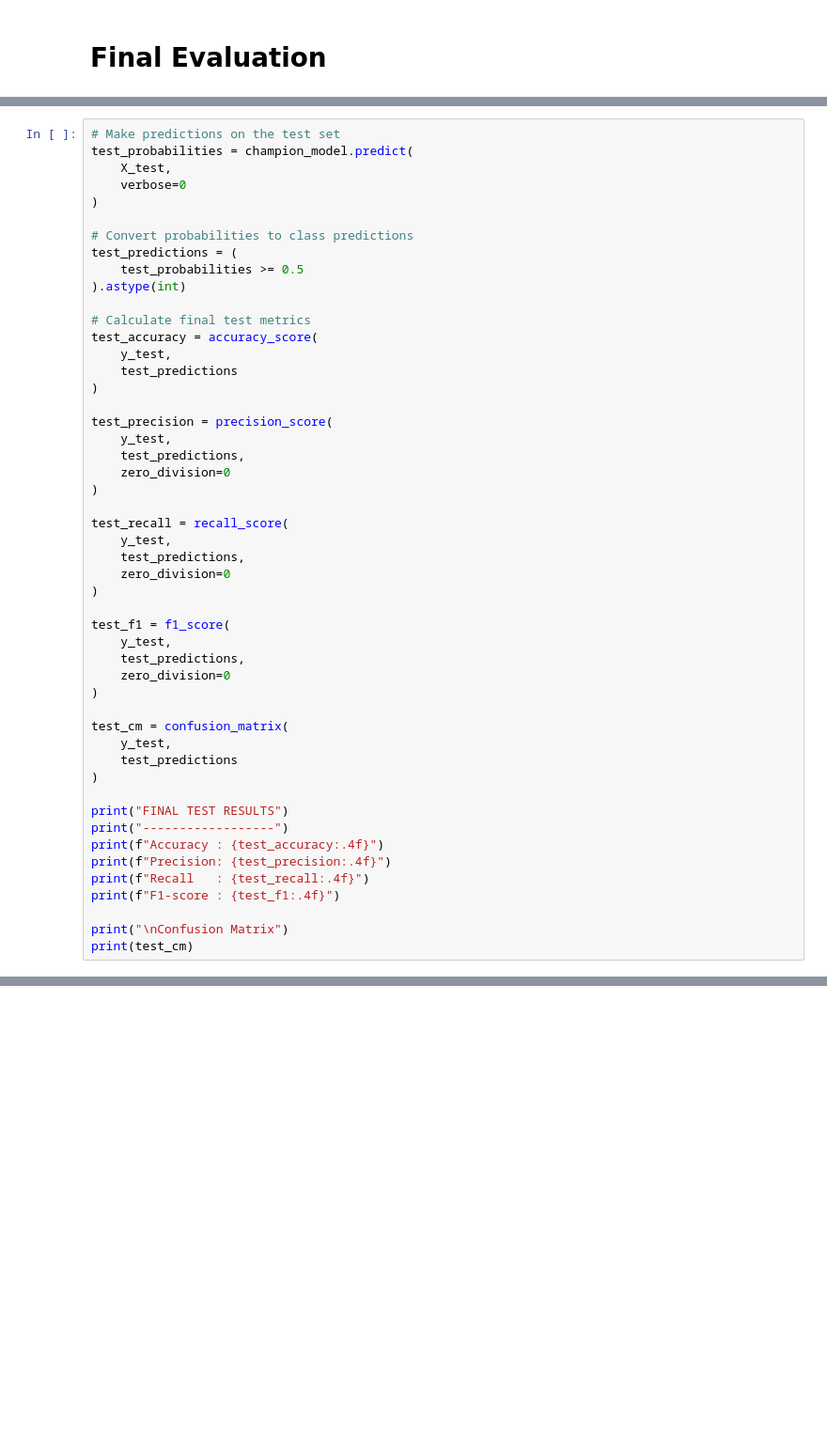
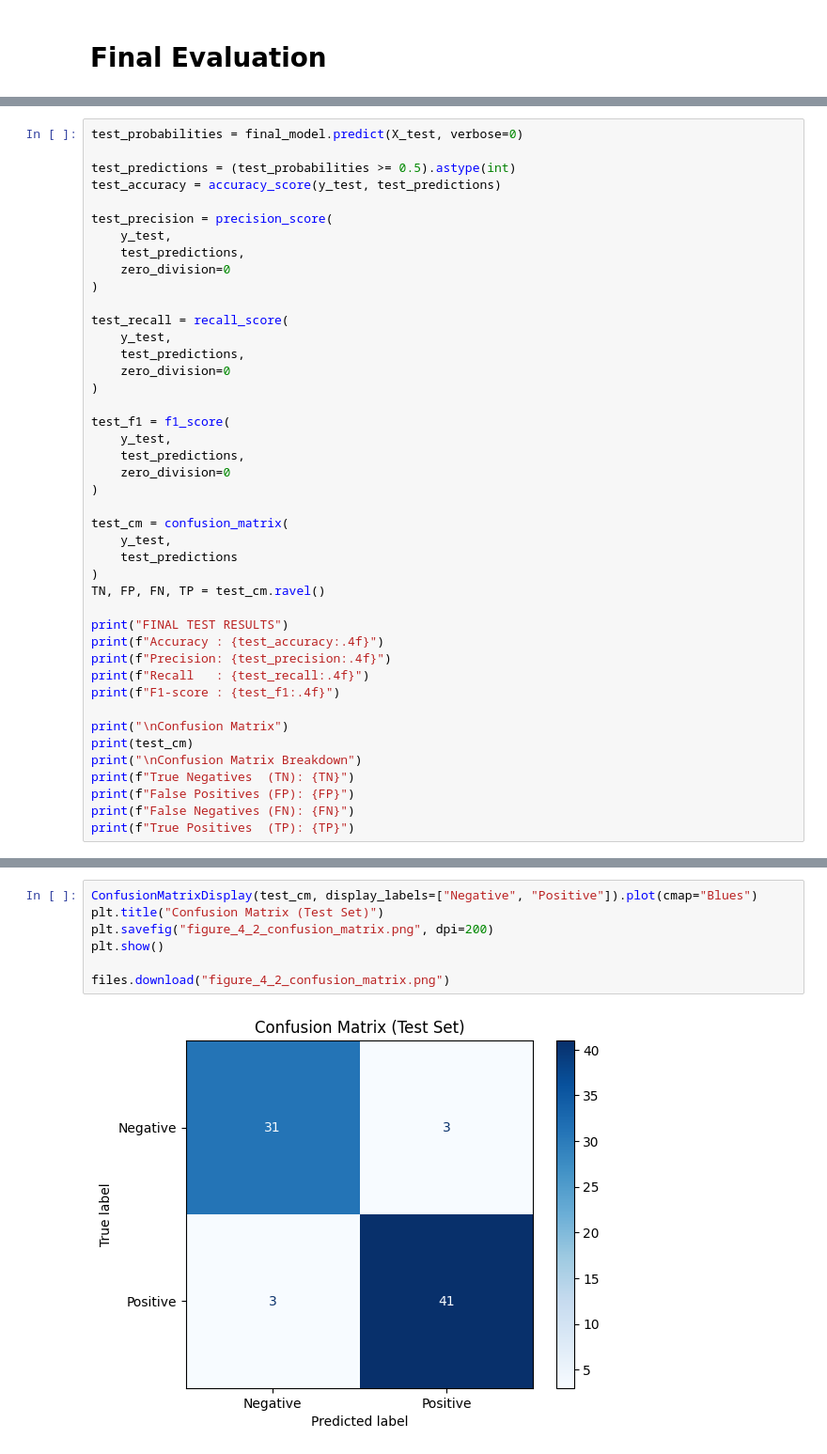
Before and after one commit to Group-22-AI-ML/medical-diagnosis-network, a Jupyter notebook: Model/Model Tuning and Improvement/Model_Improvement_and_Tuning.ipynb, the cells around one changed output, grey strips where cells are left out. Shown at 94% size. Drawn from its saved outputs; the diff is of its cells as text; blank space fills up the shorter version.

```diff
--- a/Model/Model Tuning and Improvement/Model_Improvement_and_Tuning.ipynb
+++ b/Model/Model Tuning and Improvement/Model_Improvement_and_Tuning.ipynb
@@ -954,20 +556,8 @@ Confusion Matrix
 # %%
-# Make predictions on the test set
-test_probabilities = champion_model.predict(
-    X_test,
-    verbose=0
-)
+test_probabilities = final_model.predict(X_test, verbose=0)
 
-# Convert probabilities to class predictions
-test_predictions = (
-    test_probabilities >= 0.5
-).astype(int)
-
-# Calculate final test metrics
-test_accuracy = accuracy_score(
-    y_test,
-    test_predictions
-)
+test_predictions = (test_probabilities >= 0.5).astype(int)
+test_accuracy = accuracy_score(y_test, test_predictions)
 
 test_precision = precision_score(
     y_test,
@@ -991,9 +581,9 @@ test_cm = confusion_matrix(
     y_test,
     test_predictions
 )
+TN, FP, FN, TP = test_cm.ravel()
 
 print("FINAL TEST RESULTS")
-print("------------------")
 print(f"Accuracy : {test_accuracy:.4f}")
 print(f"Precision: {test_precision:.4f}")
 print(f"Recall   : {test_recall:.4f}")
@@ -1001,5 +591,10 @@ print(f"F1-score : {test_f1:.4f}")
 
 print("\nConfusion Matrix")
 print(test_cm)
+print("\nConfusion Matrix Breakdown")
+print(f"True Negatives  (TN): {TN}")
+print(f"False Positives (FP): {FP}")
+print(f"False Negatives (FN): {FN}")
+print(f"True Positives  (TP): {TP}")
 # %% [output]
 FINAL TEST RESULTS
@@ -1014,0 +651,9 @@ Confusion Matrix
+# %%
+ConfusionMatrixDisplay(test_cm, display_labels=["Negative", "Positive"]).plot(cmap="Blues")
+plt.title("Confusion Matrix (Test Set)")
+plt.savefig("figure_4_2_confusion_matrix.png", dpi=200)
+plt.show()
+
+files.download("figure_4_2_confusion_matrix.png")
+# %% [output]
+[figure, added]
```
Also changed, not shown: parts of 51 cells of this notebook.
